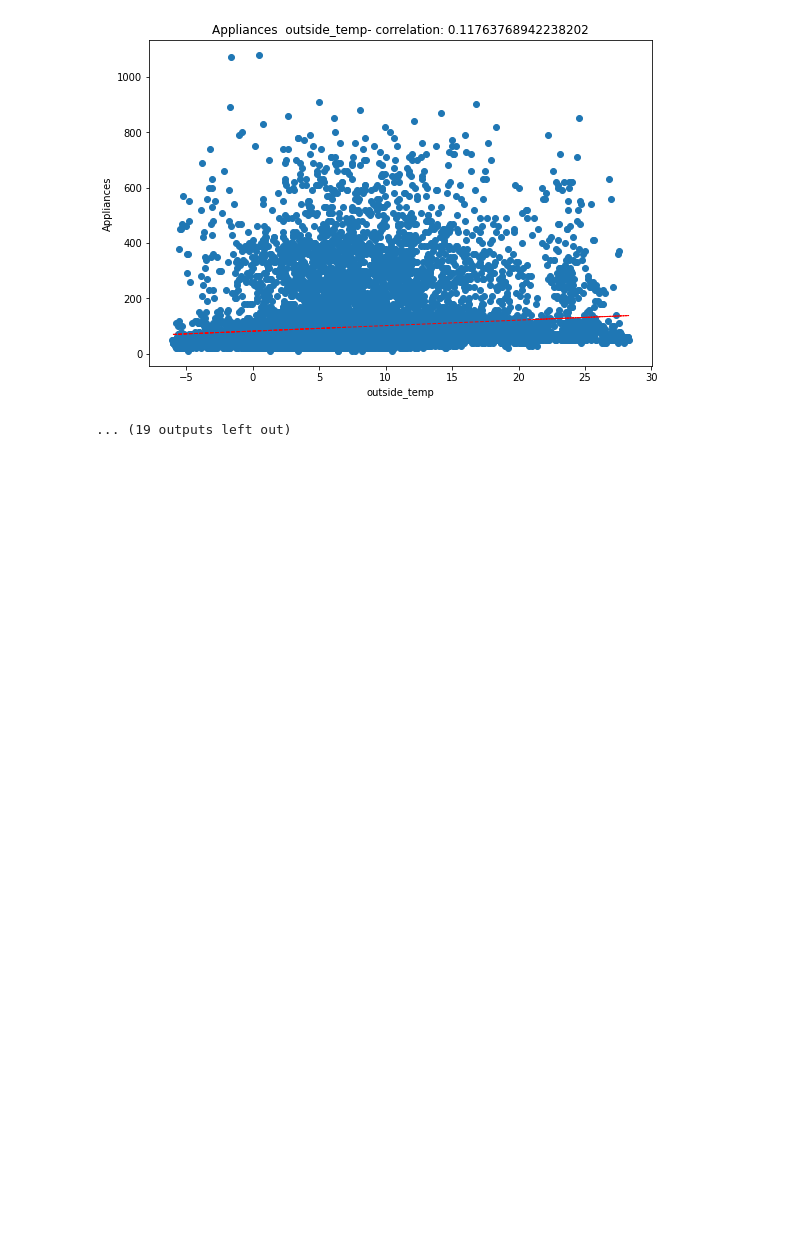
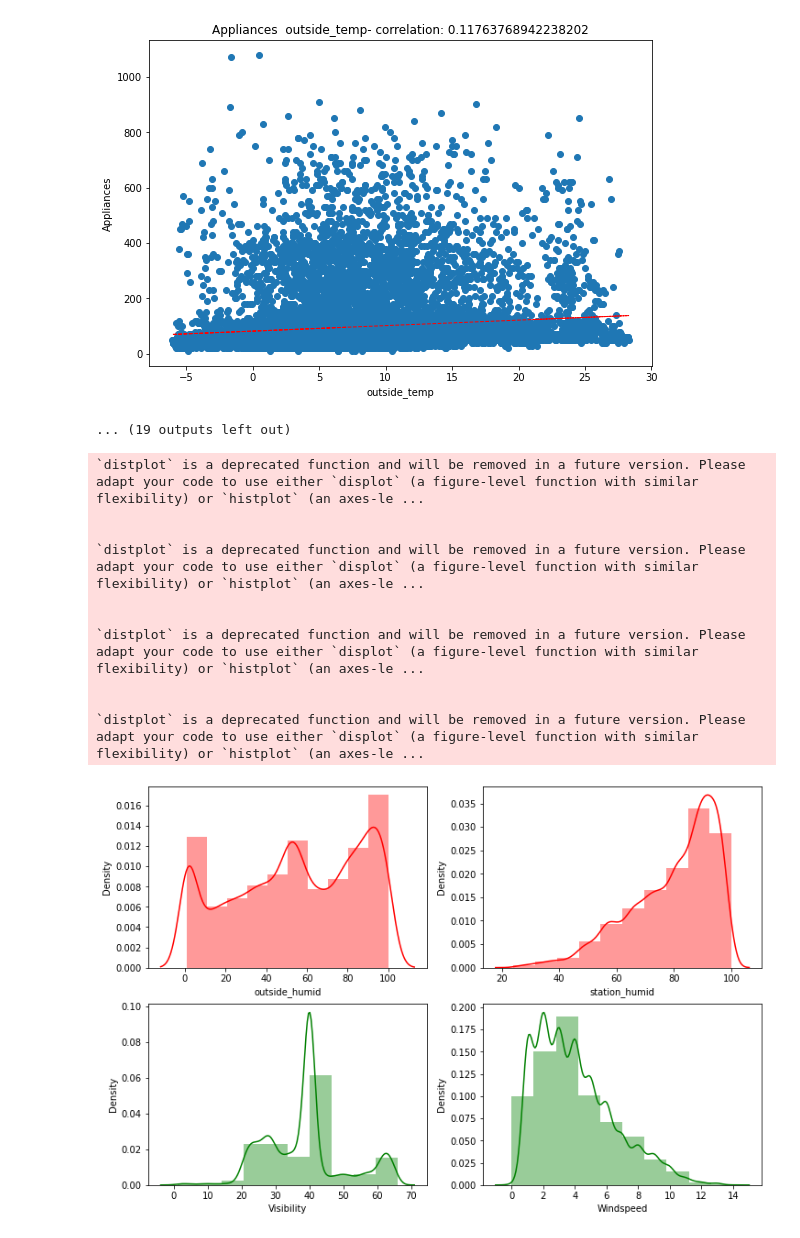
Before and after one commit to raushan9jnv/Appliances-Energy-Prediction, a Jupyter notebook: Appliances_Energy_Prediction.ipynb, the cells around one changed output. Cells and saved outputs as stored; diff of their text form; code cells hidden in the pictures; blank space fills up the shorter version.

```diff
--- a/Appliances_Energy_Prediction.ipynb
+++ b/Appliances_Energy_Prediction.ipynb
@@ -291,3 +291,22 @@ plt.show()
 [figure]
 [figure]
 ... (19 outputs left out)
+# %%
+# focussed displots for RH_6 , RH_out , Visibility , Windspeed due to irregular distribution
+f, ax = plt.subplots(2,2,figsize=(12,8))
+vis1 = sns.distplot(energy["outside_humid"],bins=10, ax= ax[0][0],color ='r')
+vis2 = sns.distplot(energy["station_humid"],bins=10, ax=ax[0][1],color ='r')
+vis3 = sns.distplot(energy["Visibility"],bins=10, ax=ax[1][0],color ='green')
+vis4 = sns.distplot(energy["Windspeed"],bins=10, ax=ax[1][1], color ='green')
+# %% [output]
+`distplot` is a deprecated function and will be removed in a future version. Please adapt your code to use either `displot` (a figure-level function with similar flexibility) or `histplot` (an axes-le ...
+
+
+`distplot` is a deprecated function and will be removed in a future version. Please adapt your code to use either `displot` (a figure-level function with similar flexibility) or `histplot` (an axes-le ...
+
+
+`distplot` is a deprecated function and will be removed in a future version. Please adapt your code to use either `displot` (a figure-level function with similar flexibility) or `histplot` (an axes-le ...
+
+
+`distplot` is a deprecated function and will be removed in a future version. Please adapt your code to use either `displot` (a figure-level function with similar flexibility) or `histplot` (an axes-le ...
+[figure, added]
```
Also changed, not shown: parts of 7 cells of this notebook.
